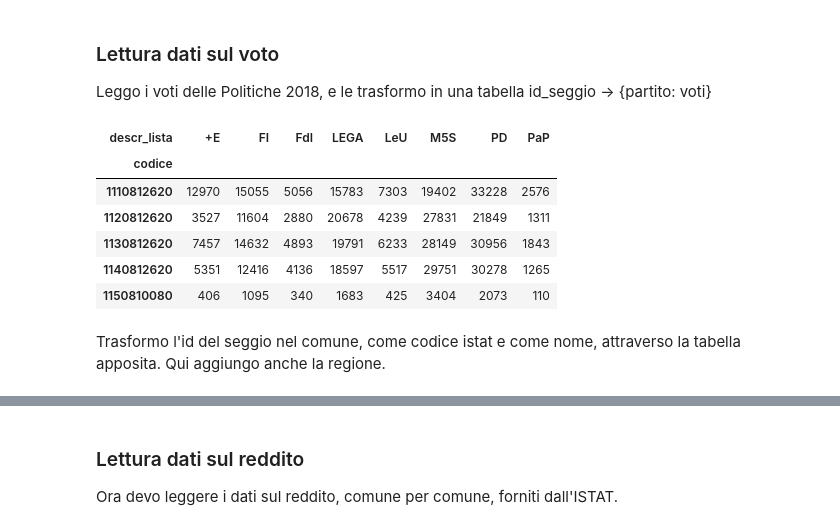
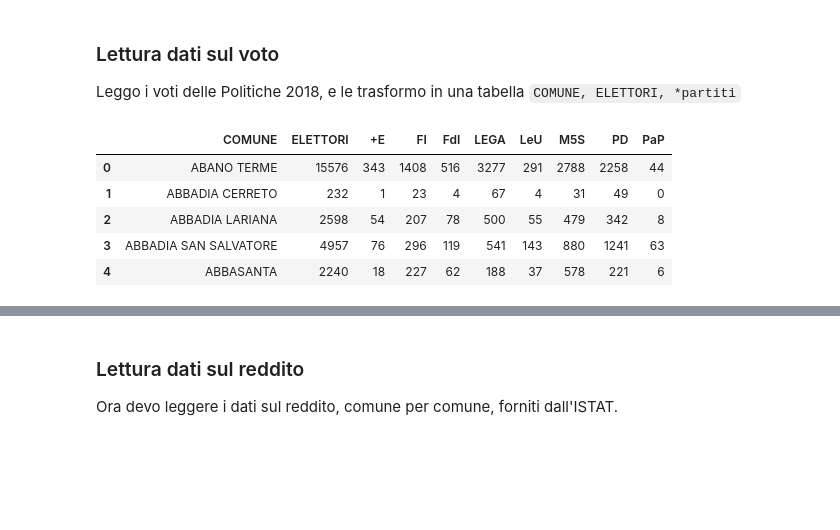
Before and after one commit to corradomonti/bayesian-elections-analysis, a Jupyter notebook: notebook/analysis.ipynb, the cells around one changed output, grey strips where cells are left out. Cells and saved outputs as stored; diff of their text form; code cells hidden in the pictures; blank space fills up the shorter version.

```diff
--- a/notebook/analysis.ipynb
+++ b/notebook/analysis.ipynb
@@ -17,43 +17,43 @@ np.set_printoptions(suppress=True, precision=2, threshold=8)
 # %% [markdown]
 ### Lettura dati sul voto
 
-Leggo i voti delle Politiche 2018, e le trasformo in una tabella id_seggio -> {partito: voti}
+Leggo i voti delle Politiche 2018, e le trasformo in una tabella `COMUNE, ELETTORI, *partiti`
 # %%
-voti = pd.read_csv("../../data/raw/scrutiniCI_cm.csv")
+scrutini = pd.read_csv("../data/camera_2018_scrutini_italia.csv", encoding='latin', sep=';')
 
-voti = voti[["codice", "descr_lista", "voti"]]
-voti = voti.dropna(subset=["codice", "descr_lista"])
+voti = scrutini[['COMUNE', 'LISTA', 'VOTILISTA']].copy()
+voti['VOTILISTA'] = voti['VOTILISTA'].astype(int)
 
-voti = voti.pivot(index='codice', columns='descr_lista', values='voti').fillna(0)
+elettori = scrutini[['COMUNE', 'ELETTORI']].copy().drop_duplicates().reset_index(drop=True)
+elettori = elettori.groupby('COMUNE').sum().reset_index()
+
+voti = voti.pivot_table(index='COMUNE', columns='LISTA', values='VOTILISTA',
+                        aggfunc="sum", margins=True).fillna(0).astype(int)
 
 partiti2sigla = {
- '+EUROPA': '+E',
+ ' +EUROPA': '+E',
  'FORZA ITALIA': 'FI',
  "FRATELLI D'ITALIA CON GIORGIA MELONI": 'FdI',
  'LEGA': 'LEGA',
  'LIBERI E UGUALI': 'LeU',
  'MOVIMENTO 5 STELLE': 'M5S',
  'PARTITO DEMOCRATICO': 'PD',
  'POTERE AL POPOLO!': 'PaP'
 }
 
 voti = voti[list(partiti2sigla.keys())]
 voti = voti.rename(partiti2sigla, axis=1)
 partiti = list(partiti2sigla.values())
 
-for p in partiti:
-    voti[p] = pd.to_numeric(voti[p], errors='coerce').fillna(0).astype(int)
-    assert not any(voti[p].isnull())
+voti = pd.merge(voti, elettori, left_index=True, right_on="COMUNE", validate='1:1')[
+    ['COMUNE', 'ELETTORI'] + partiti
+]
 
 voti.head()
 # %% [output]
-| descr_lista | +E | FI | FdI | LEGA | LeU | M5S | PD | PaP |
-| codice |  |  |  |  |  |  |  |  |
-| 1110812620 | 12970 | 15055 | 5056 | 15783 | 7303 | 19402 | 33228 | 2576 |
-| 1120812620 | 3527 | 11604 | 2880 | 20678 | 4239 | 27831 | 21849 | 1311 |
-| 1130812620 | 7457 | 14632 | 4893 | 19791 | 6233 | 28149 | 30956 | 1843 |
-| 1140812620 | 5351 | 12416 | 4136 | 18597 | 5517 | 29751 | 30278 | 1265 |
-| 1150810080 | 406 | 1095 | 340 | 1683 | 425 | 3404 | 2073 | 110 |
+|  | COMUNE | ELETTORI | +E | FI | FdI | LEGA | LeU | M5S | PD | PaP |
+| 0 | ABANO TERME | 15576 | 343 | 1408 | 516 | 3277 | 291 | 2788 | 2258 | 44 |
+| 1 | ABBADIA CERRETO | 232 | 1 | 23 | 4 | 67 | 4 | 31 | 49 | 0 |
+| 2 | ABBADIA LARIANA | 2598 | 54 | 207 | 78 | 500 | 55 | 479 | 342 | 8 |
+| 3 | ABBADIA SAN SALVATORE | 4957 | 76 | 296 | 119 | 541 | 143 | 880 | 1241 | 63 |
+| 4 | ABBASANTA | 2240 | 18 | 227 | 62 | 188 | 37 | 578 | 221 | 6 |
-# %% [markdown]
-Trasformo l'id del seggio nel comune, come codice istat e come nome, attraverso la tabella apposita.
-Qui aggiungo anche la regione.
```
Also changed, not shown: parts of 43 cells of this notebook, 12 other files.
